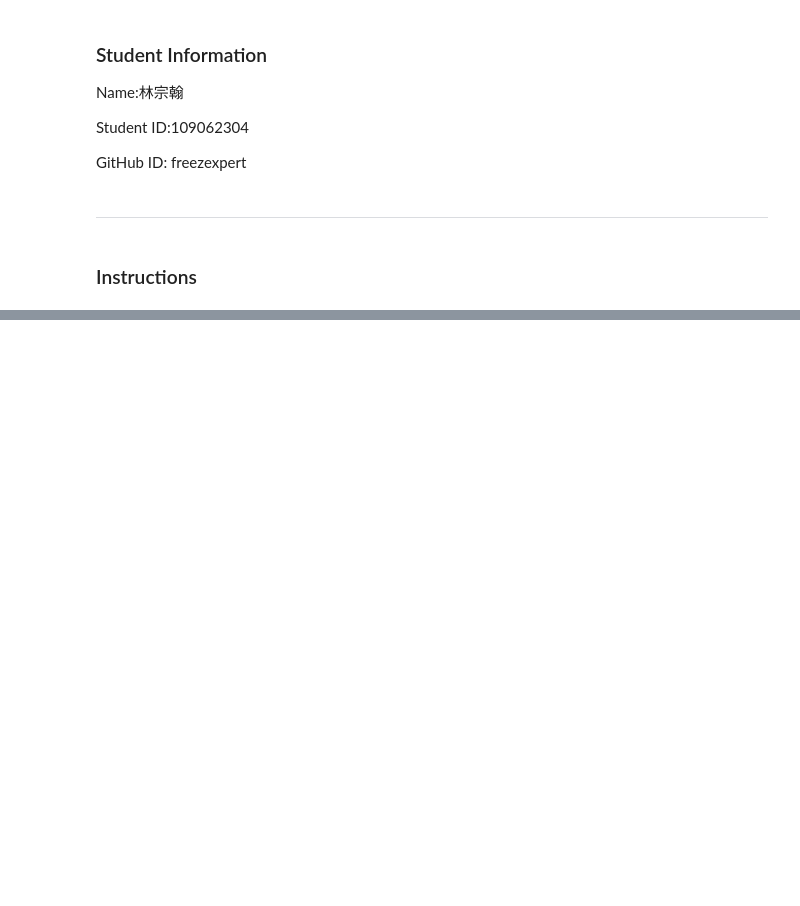
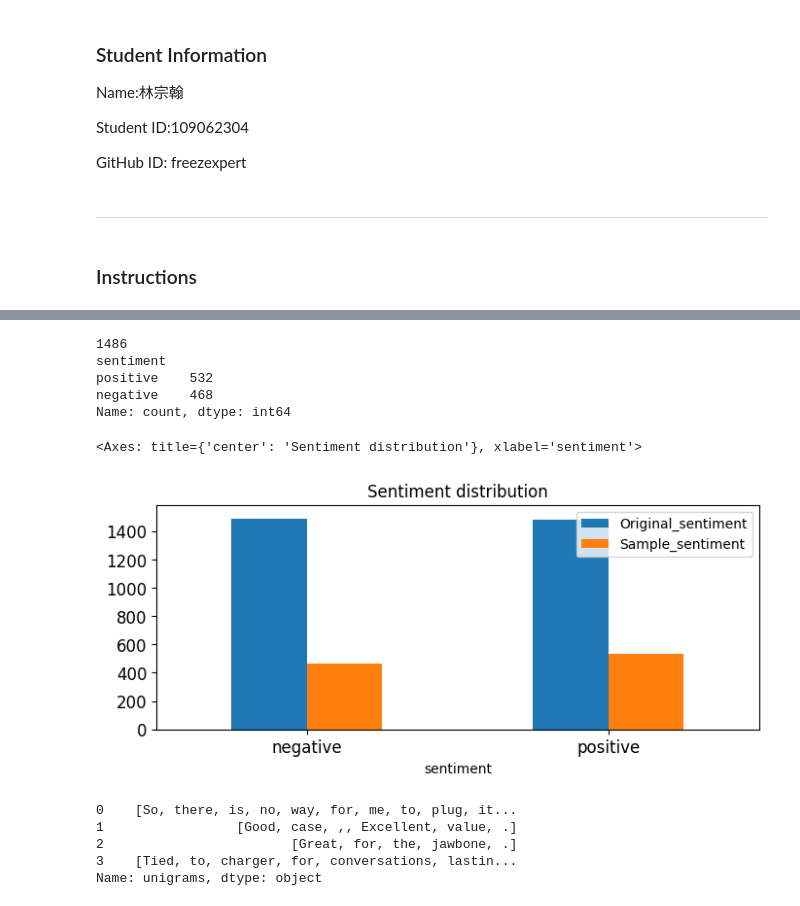
Before and after one commit to freezexpert/DM2023-Lab1-Master, a Jupyter notebook: Homework/DM2023-Lab1-Homework.ipynb, the cells around one changed output, grey strips where cells are left out. Cells and saved outputs as stored; diff of their text form; code cells hidden in the pictures; blank space fills up the shorter version.

```diff
--- a/Homework/DM2023-Lab1-Homework.ipynb
+++ b/Homework/DM2023-Lab1-Homework.ipynb
@@ -35,0 +363,17 @@ You can submit your homework following these guidelines: [Git Intro & How to han
+# %%
+print(max(data.sentiment.value_counts()))
+upper_bound = max(data.sentiment.value_counts() + 100)
+print(data_sample.sentiment.value_counts())
+df = pd.DataFrame({'Original_sentiment': data.sentiment.value_counts(), 'Sample_sentiment': data_sample.sentiment.value_counts()})
+df.plot(kind = 'bar',
+                title = 'Sentiment distribution',
+                ylim = [0, upper_bound],
+                rot = 0, fontsize = 12, figsize = (8,3))
+# %% [output]
+1486
+sentiment
+positive    532
+negative    468
+Name: count, dtype: int64
+<Axes: title={'center': 'Sentiment distribution'}, xlabel='sentiment'>
+[figure, added]
@@ -35,0 +384,8 @@ You can submit your homework following these guidelines: [Git Intro & How to han
+# %%
+data[0:4]["unigrams"]
+# %% [output]
+0    [So, there, is, no, way, for, me, to, plug, it...
+1                 [Good, case, ,, Excellent, value, .]
+2                        [Great, for, the, jawbone, .]
+3    [Tied, to, charger, for, conversations, lastin...
+Name: unigrams, dtype: object
```
Also changed, not shown: parts of 90 cells of this notebook, 9 other files.
